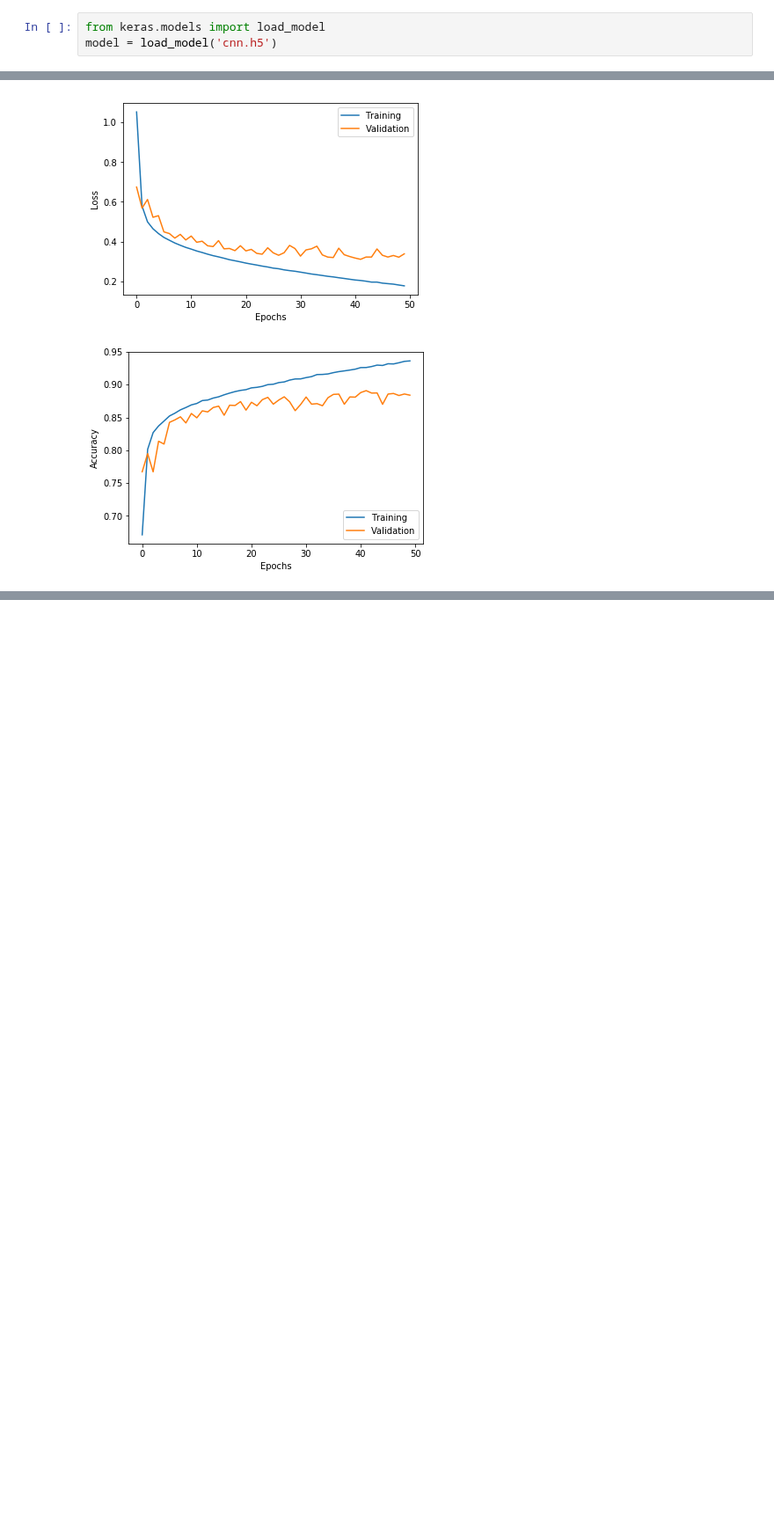
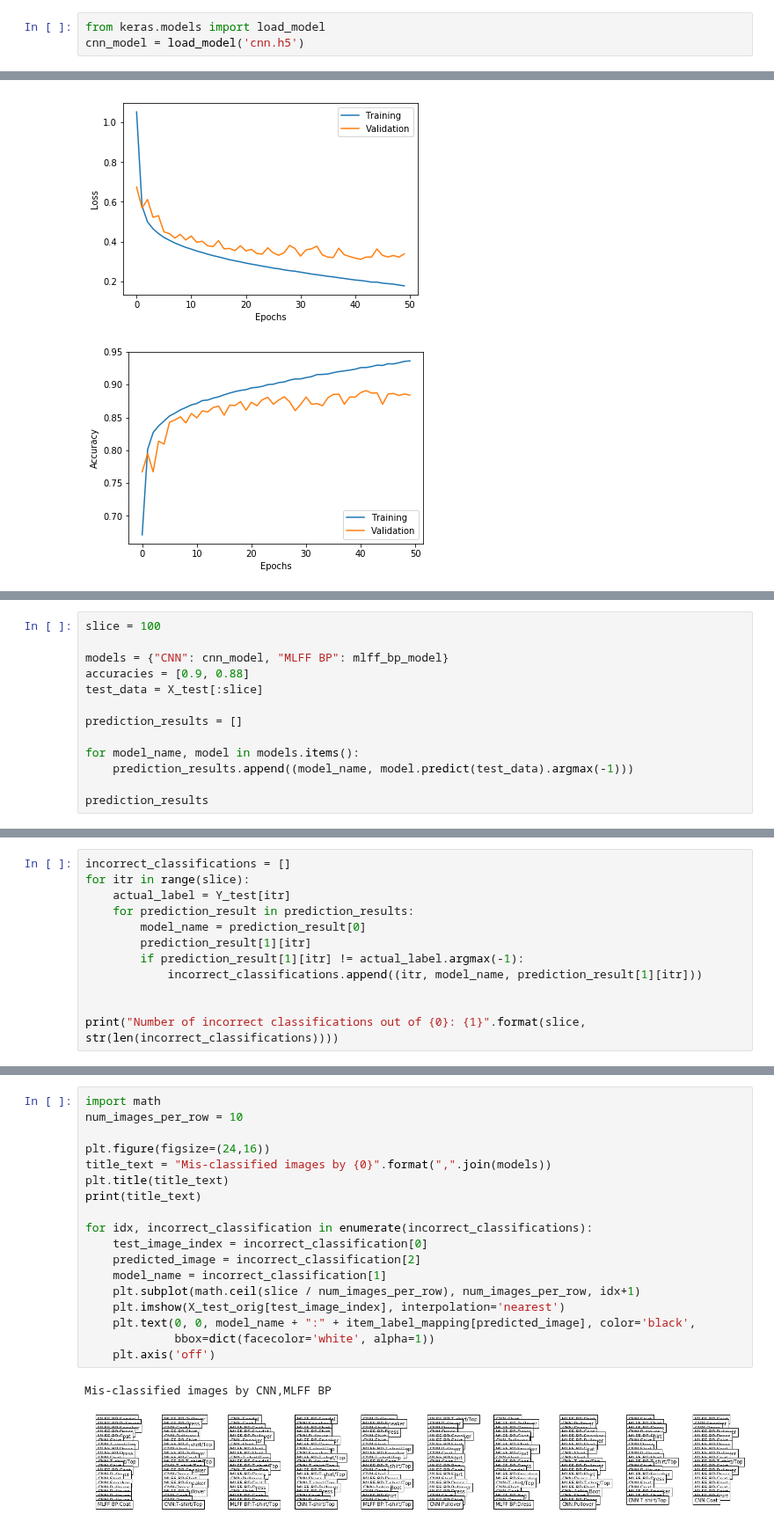
Before and after one commit to ace-racer/KE5206NN, a Jupyter notebook: classification/Fashion MNIST classification using Neural Networks.ipynb, the cells around one changed output, grey strips where cells are left out. Shown at 88% size. Saved outputs shown, nothing was run; the diff lists cells and outputs as text; blank space fills up the shorter version.

Commit message:
Add code to compare CNN with MLFF BP NNs

```diff
--- a/classification/Fashion MNIST classification using Neural Networks.ipynb
+++ b/classification/Fashion MNIST classification using Neural Networks.ipynb
@@ -446,7 +446,7 @@ model.save('cnn.h5')
 ### Load saved model to do predictions
 # %%
 from keras.models import load_model
-model = load_model('cnn.h5')
+cnn_model = load_model('cnn.h5')
 # %% [markdown]
 ### Train a simple MLFF BP NN on the same
 # %%
@@ -518,0 +525,13 @@ Test accuracy: 0.884
+# %%
+slice = 100
+
+models = {"CNN": cnn_model, "MLFF BP": mlff_bp_model}
+accuracies = [0.9, 0.88]
+test_data = X_test[:slice]
+
+prediction_results = []
+
+for model_name, model in models.items():
+    prediction_results.append((model_name, model.predict(test_data).argmax(-1)))
+
+prediction_results
@@ -518,0 +556,12 @@ Test accuracy: 0.884
+# %%
+incorrect_classifications = []
+for itr in range(slice):
+    actual_label = Y_test[itr]
+    for prediction_result in prediction_results:
+        model_name = prediction_result[0]
+        prediction_result[1][itr]
+        if prediction_result[1][itr] != actual_label.argmax(-1):
+            incorrect_classifications.append((itr, model_name, prediction_result[1][itr]))
+
+
+print("Number of incorrect classifications out of {0}: {1}".format(slice, str(len(incorrect_classifications))))
@@ -518,0 +590,21 @@ Test accuracy: 0.884
+# %%
+import math
+num_images_per_row = 10
+
+plt.figure(figsize=(24,16))
+title_text = "Mis-classified images by {0}".format(",".join(models))
+plt.title(title_text)
+print(title_text)
+
+for idx, incorrect_classification in enumerate(incorrect_classifications):
+    test_image_index = incorrect_classification[0]
+    predicted_image = incorrect_classification[2]
+    model_name = incorrect_classification[1]
+    plt.subplot(math.ceil(slice / num_images_per_row), num_images_per_row, idx+1)
+    plt.imshow(X_test_orig[test_image_index], interpolation='nearest')
+    plt.text(0, 0, model_name + ":" + item_label_mapping[predicted_image], color='black',
+             bbox=dict(facecolor='white', alpha=1))
+    plt.axis('off')
+# %% [output]
+Mis-classified images by CNN,MLFF BP
+[figure, added]
```
Also changed, not shown: parts of 5 cells of this notebook.
